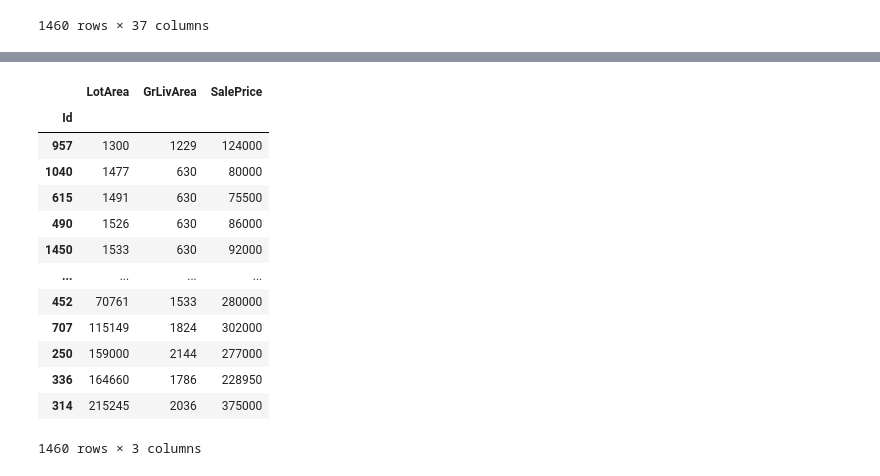
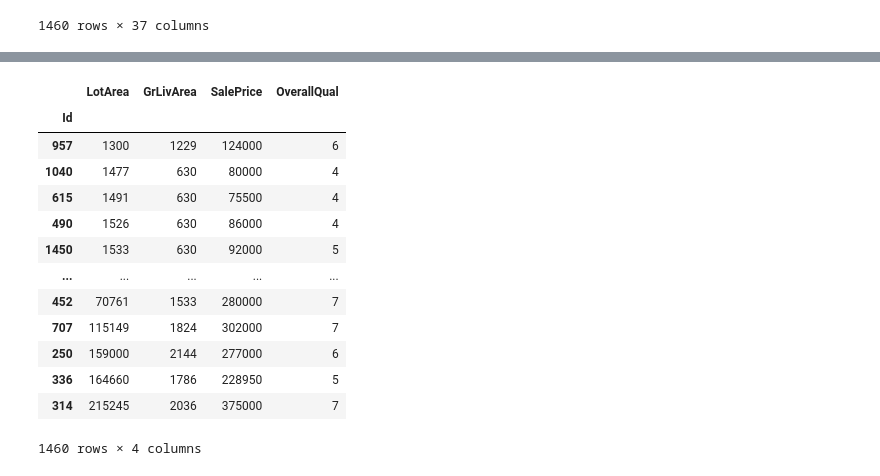
Before and after one commit to ashen007/Tree-based-regression-model, a Jupyter notebook: train.ipynb, the cells around one changed output, grey strips where cells are left out. Cells and saved outputs as stored; diff of their text form; code cells hidden in the pictures.

```diff
--- a/train.ipynb
+++ b/train.ipynb
@@ -64,22 +59,22 @@ YrSold             0
 SalePrice          0
 dtype: int64
 # %%
-subset = dataset_df[['LotArea','GrLivArea','SalePrice']]
+subset = dataset_df[['LotArea','GrLivArea','SalePrice','OverallQual']]
 subset.sort_values(by='LotArea')
 # %% [output]
-|  | LotArea | GrLivArea | SalePrice |
-| Id |  |  |  |
-| 957 | 1300 | 1229 | 124000 |
-| 1040 | 1477 | 630 | 80000 |
-| 615 | 1491 | 630 | 75500 |
-| 490 | 1526 | 630 | 86000 |
-| 1450 | 1533 | 630 | 92000 |
-| ... | ... | ... | ... |
-| 452 | 70761 | 1533 | 280000 |
-| 707 | 115149 | 1824 | 302000 |
-| 250 | 159000 | 2144 | 277000 |
-| 336 | 164660 | 1786 | 228950 |
-| 314 | 215245 | 2036 | 375000 |
+|  | LotArea | GrLivArea | SalePrice | OverallQual |
+| Id |  |  |  |  |
+| 957 | 1300 | 1229 | 124000 | 6 |
+| 1040 | 1477 | 630 | 80000 | 4 |
+| 615 | 1491 | 630 | 75500 | 4 |
+| 490 | 1526 | 630 | 86000 | 4 |
+| 1450 | 1533 | 630 | 92000 | 5 |
+| ... | ... | ... | ... | ... |
+| 452 | 70761 | 1533 | 280000 | 7 |
+| 707 | 115149 | 1824 | 302000 | 7 |
+| 250 | 159000 | 2144 | 277000 | 6 |
+| 336 | 164660 | 1786 | 228950 | 5 |
+| 314 | 215245 | 2036 | 375000 | 7 |
-1460 rows × 3 columns
+1460 rows × 4 columns
 # %%
 from sklearn.model_selection import train_test_split
```
Also changed, not shown: parts of 22 cells of this notebook.
